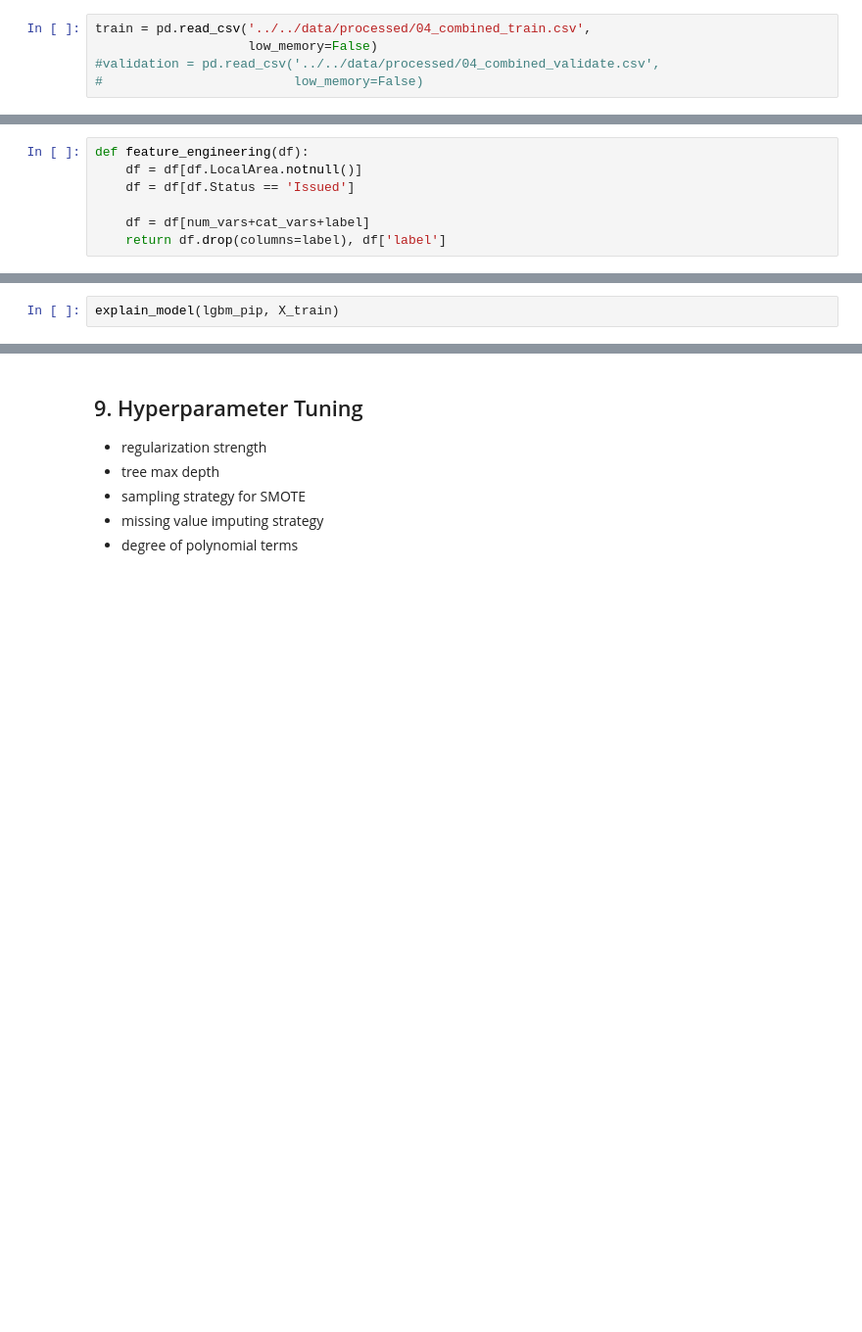
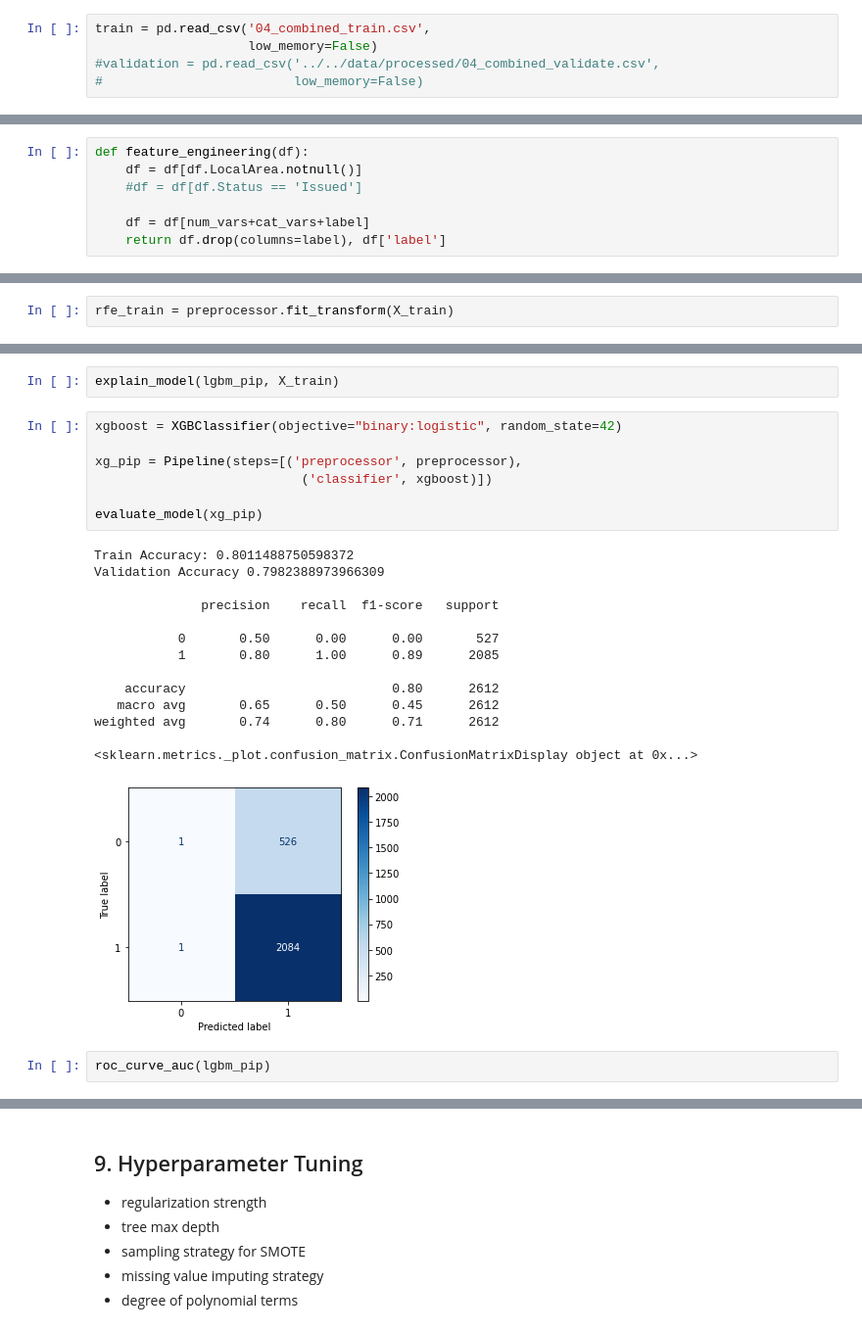
Before and after one commit to aakanksha023/EVAN, a Jupyter notebook: src/03_modelling/modelling.ipynb, the cells around one changed output, grey strips where cells are left out. Shown at 98% size. Drawn from its saved outputs; the diff is of its cells as text; blank space fills up the shorter version.

Commit message:
try different algorithms, gridsearch for lgbm

```diff
--- a/src/03_modelling/modelling.ipynb
+++ b/src/03_modelling/modelling.ipynb
@@ -63,7 +65,7 @@ pd.set_option('display.max_rows', 100)
 - Run all scripts 01 to 04 to have the combined and cleaned data
 - Load `combined_train.csv` and `combined_validate.csv`
 # %%
-train = pd.read_csv('../../data/processed/04_combined_train.csv',
+train = pd.read_csv('04_combined_train.csv',
                     low_memory=False)
 #validation = pd.read_csv('../../data/processed/04_combined_validate.csv',
 #                         low_memory=False)
@@ -118,7 +175,7 @@ train['label'].value_counts()
 # %%
 def feature_engineering(df):
     df = df[df.LocalArea.notnull()]
-    df = df[df.Status == 'Issued']
+    #df = df[df.Status == 'Issued']
 
     df = df[num_vars+cat_vars+label]
     return df.drop(columns=label), df['label']
@@ -236,0 +342,2 @@ explain_model(lr_pip, X_train)
+# %%
+rfe_train = preprocessor.fit_transform(X_train)
@@ -247,3 +377,27 @@ evaluate_model(lgbm_pip)
 roc_curve_auc(lgbm_pip)
 # %%
 explain_model(lgbm_pip, X_train)
+# %%
+xgboost = XGBClassifier(objective="binary:logistic", random_state=42)
+
+xg_pip = Pipeline(steps=[('preprocessor', preprocessor),
+                           ('classifier', xgboost)])
+
+evaluate_model(xg_pip)
+# %% [output]
+Train Accuracy: 0.8011488750598372
+Validation Accuracy 0.7982388973966309
+
+              precision    recall  f1-score   support
+
+           0       0.50      0.00      0.00       527
+           1       0.80      1.00      0.89      2085
+
+    accuracy                           0.80      2612
+   macro avg       0.65      0.50      0.45      2612
+weighted avg       0.74      0.80      0.71      2612
+
+<sklearn.metrics._plot.confusion_matrix.ConfusionMatrixDisplay object at 0x...>
+[figure, added]
+# %%
+roc_curve_auc(lgbm_pip)
```
Also changed, not shown: parts of 32 cells of this notebook.
